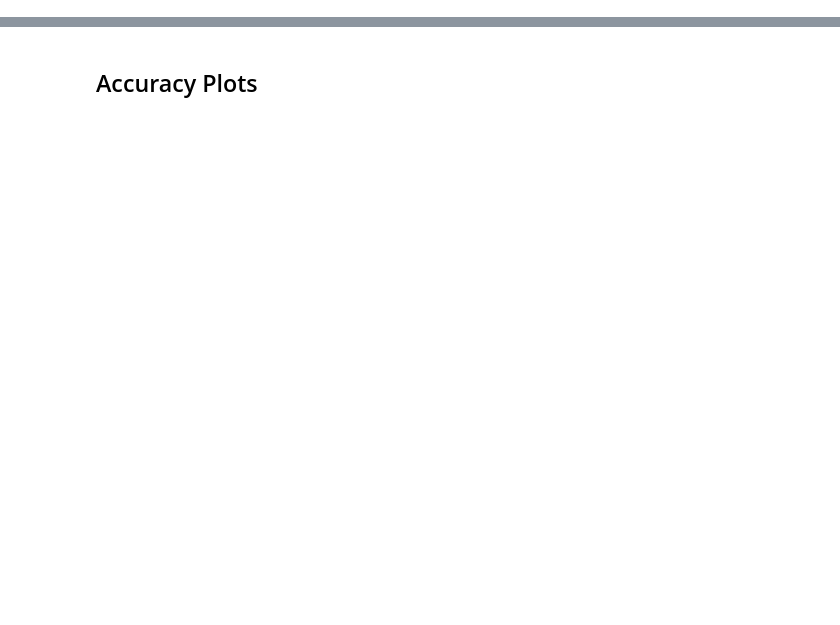
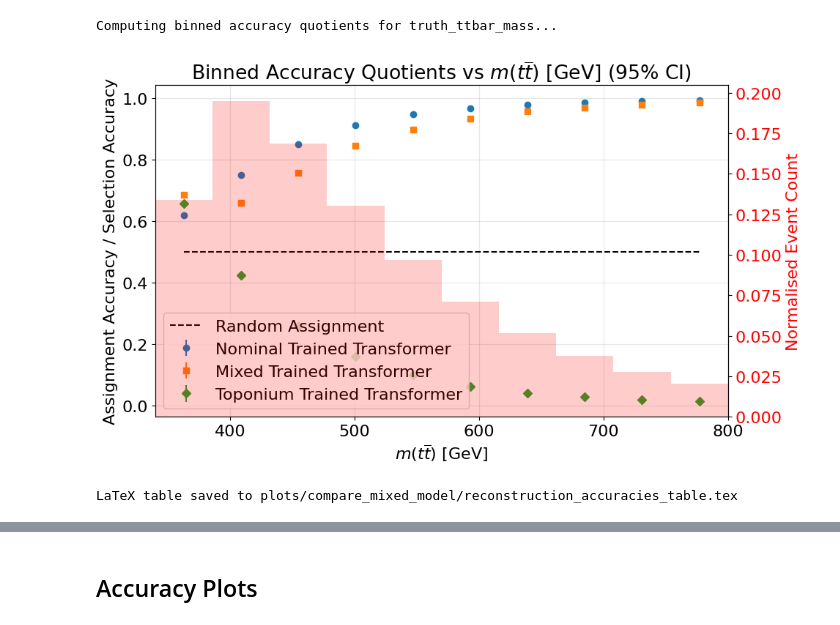
Before and after one commit to simi216/mva-trainer, a Jupyter notebook: notebooks/CompareModelPerformance.ipynb, the cells around one changed output, grey strips where cells are left out. Drawn from its saved outputs; the diff is of its cells as text; code cells hidden in the pictures; blank space fills up the shorter version.

```diff
--- a/notebooks/CompareModelPerformance.ipynb
+++ b/notebooks/CompareModelPerformance.ipynb
@@ -120,0 +124,21 @@ I0000 00:00:1764599887.899383 3440175 device_compiler.h:188] Compiled cluster us
+# %%
+fig, ax = evaluator.plot_binned_accuracy_quotients(
+    feature_data_type="non_training",
+    feature_name="truth_ttbar_mass",
+    fancy_feature_label=r"$m(t\overline{t})$ [GeV]",
+    xlims=(340e3, 800e3),
+    bins=10,
+    n_bootstrap=10,
+)
+ticks = ax.get_xticks()
+ax.set_xticks(ticks)
+ax.set_xticklabels([f"{int(tick/1e3)}" for tick in ticks])
+ax.set_xlim(340e3, 800e3)
+fig.savefig(PLOTS_DIR + "binned_accuracy_quotient_ttbar_mass.pdf")
+# %% [output]
+Computing binned accuracy quotients for truth_ttbar_mass...
+[figure, added]
+# %%
+evaluator.save_accuracy_latex_table(n_bootstrap=100, confidence=0.95, save_dir=PLOTS_DIR)
+# %% [output]
+LaTeX table saved to plots/compare_mixed_model/reconstruction_accuracies_table.tex
```
Also changed, not shown: parts of 34 cells of this notebook, 20 other files.
